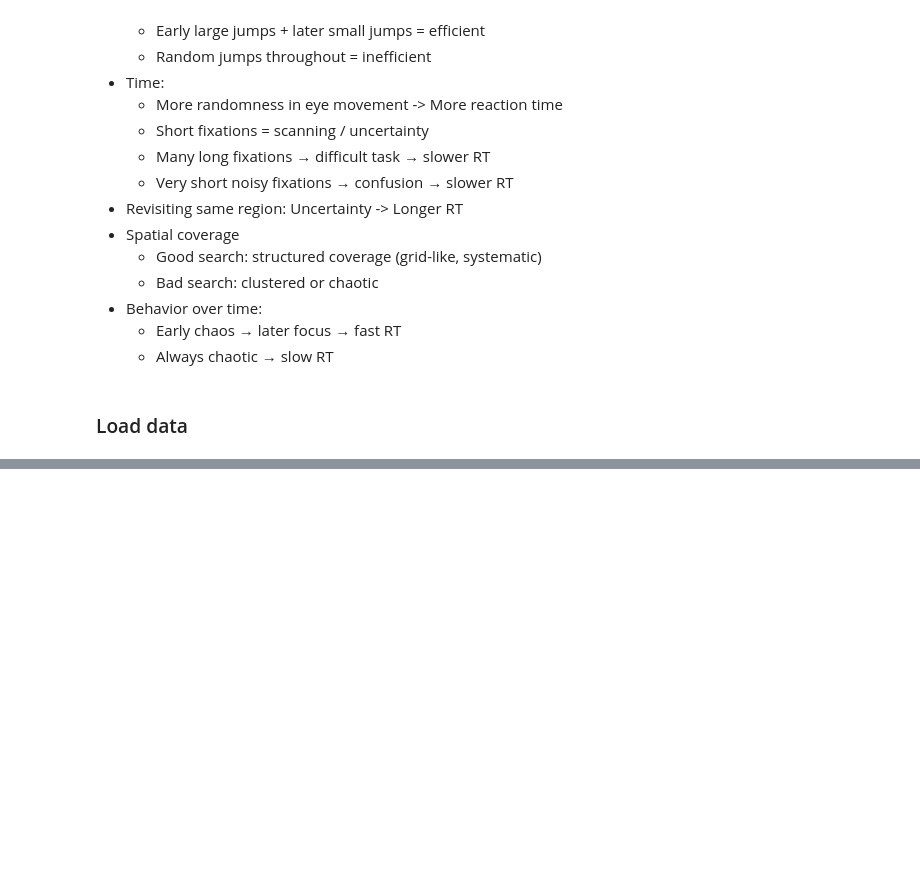
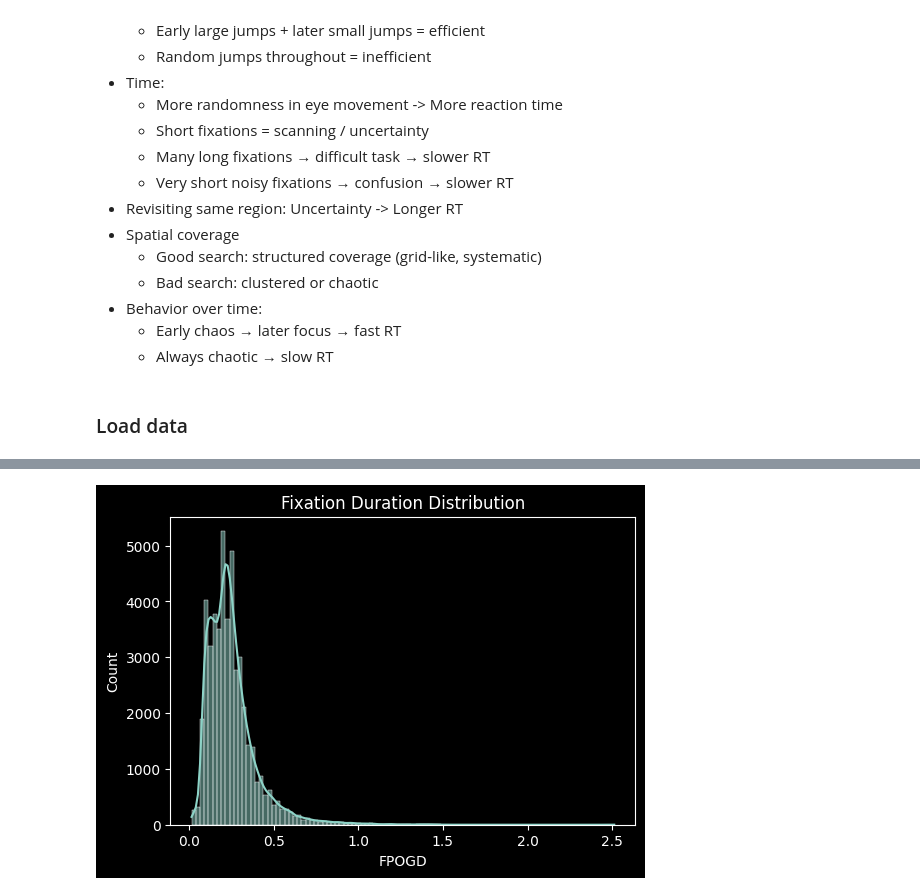
Before and after one commit to robin-szy/Reaction-Time-Prediction, a Jupyter notebook: data_exploration.ipynb, the cells around one changed output, grey strips where cells are left out. Cells and saved outputs as stored; diff of their text form; code cells hidden in the pictures; blank space fills up the shorter version.

```diff
--- a/data_exploration.ipynb
+++ b/data_exploration.ipynb
@@ -24,0 +148,14 @@
+# %%
+durations = []
+
+for path in scanpaths:
+    df = load_csv(path)
+    durations.extend(df["FPOGD"].values)
+
+plt.figure(figsize=(6,4))
+sns.histplot(durations, bins=100, kde=True)
+plt.title("Fixation Duration Distribution")
+plt.xlabel("FPOGD")
+plt.show()
+# %% [output]
+[figure, added]
```
Also changed, not shown: parts of 24 cells of this notebook, 2 other files.
